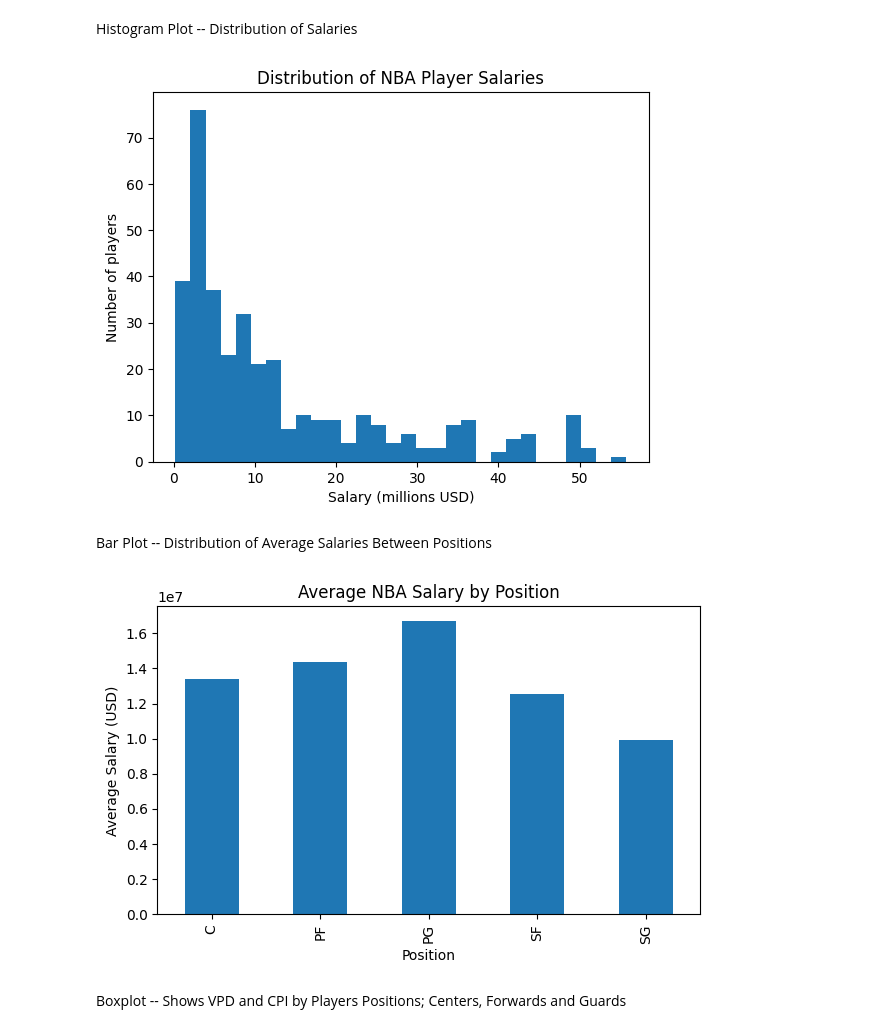
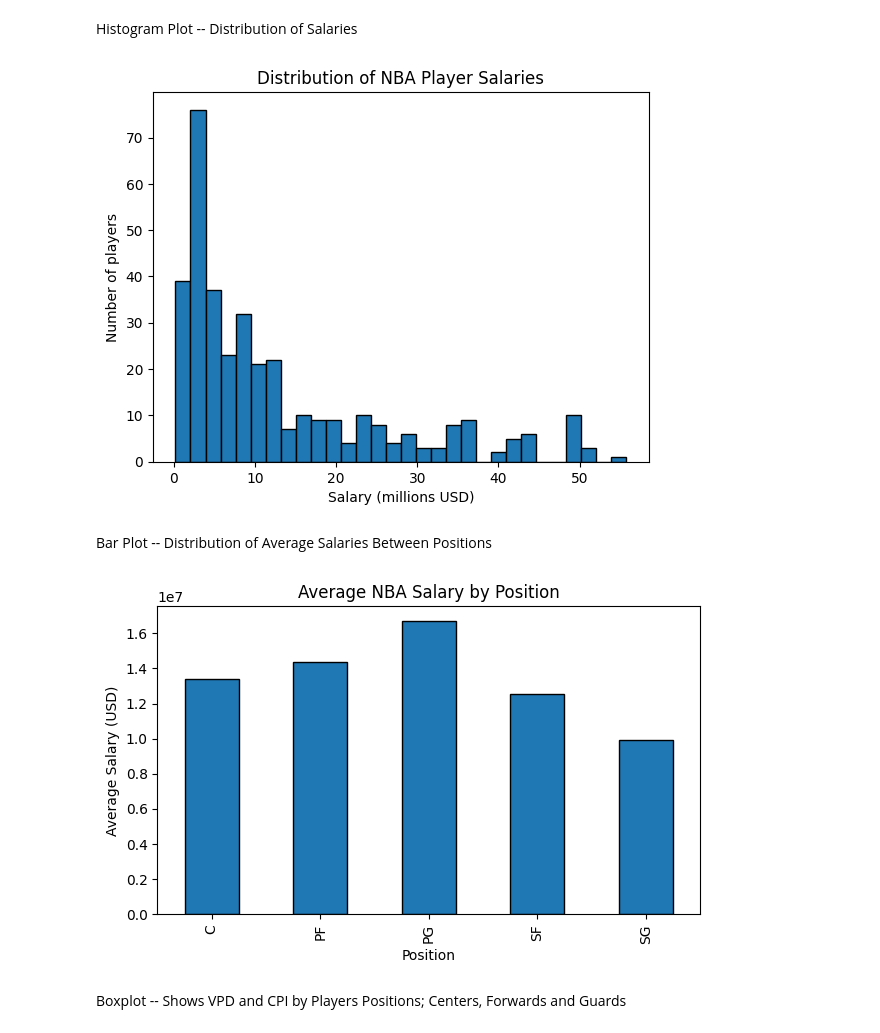
Before and after one commit to eksubasi/DSA210, a Jupyter notebook: eda.ipynb, the cells around one changed output. Cells and saved outputs as stored; diff of their text form; code cells hidden in the pictures.

```diff
--- a/eda.ipynb
+++ b/eda.ipynb
@@ -112,24 +112,24 @@ plt.show()
 # %% [markdown]
 Histogram Plot -- Distribution of Salaries
 # %%
-plt.hist(df_clean["Salary_USD"] / 1e6, bins=30)
+plt.hist(df_clean["Salary_USD"] / 1e6, bins=30, edgecolor='black')
 plt.xlabel("Salary (millions USD)")
 plt.ylabel("Number of players")
 plt.title("Distribution of NBA Player Salaries")
 plt.show()
 # %% [output]
-[figure, old version]
+[figure, new version]
 # %% [markdown]
 Bar Plot -- Distribution of Average Salaries Between Positions
 # %%
 plt.figure(figsize=(7,4))
-df_clean.groupby('Pos')['Salary_USD'].mean().plot(kind='bar')
+df_clean.groupby('Pos')['Salary_USD'].mean().plot(kind='bar', edgecolor='black')
 plt.ylabel("Average Salary (USD)")
 plt.xlabel("Position")
 plt.title("Average NBA Salary by Position")
 plt.show()
 # %% [output]
-[figure, old version]
+[figure, new version]
 # %% [markdown]
 Boxplot -- Shows VPD and CPI by Players Positions; Centers, Forwards and Guards
 # %%
```
Also changed, not shown: parts of 8 cells of this notebook, 1 other file.
